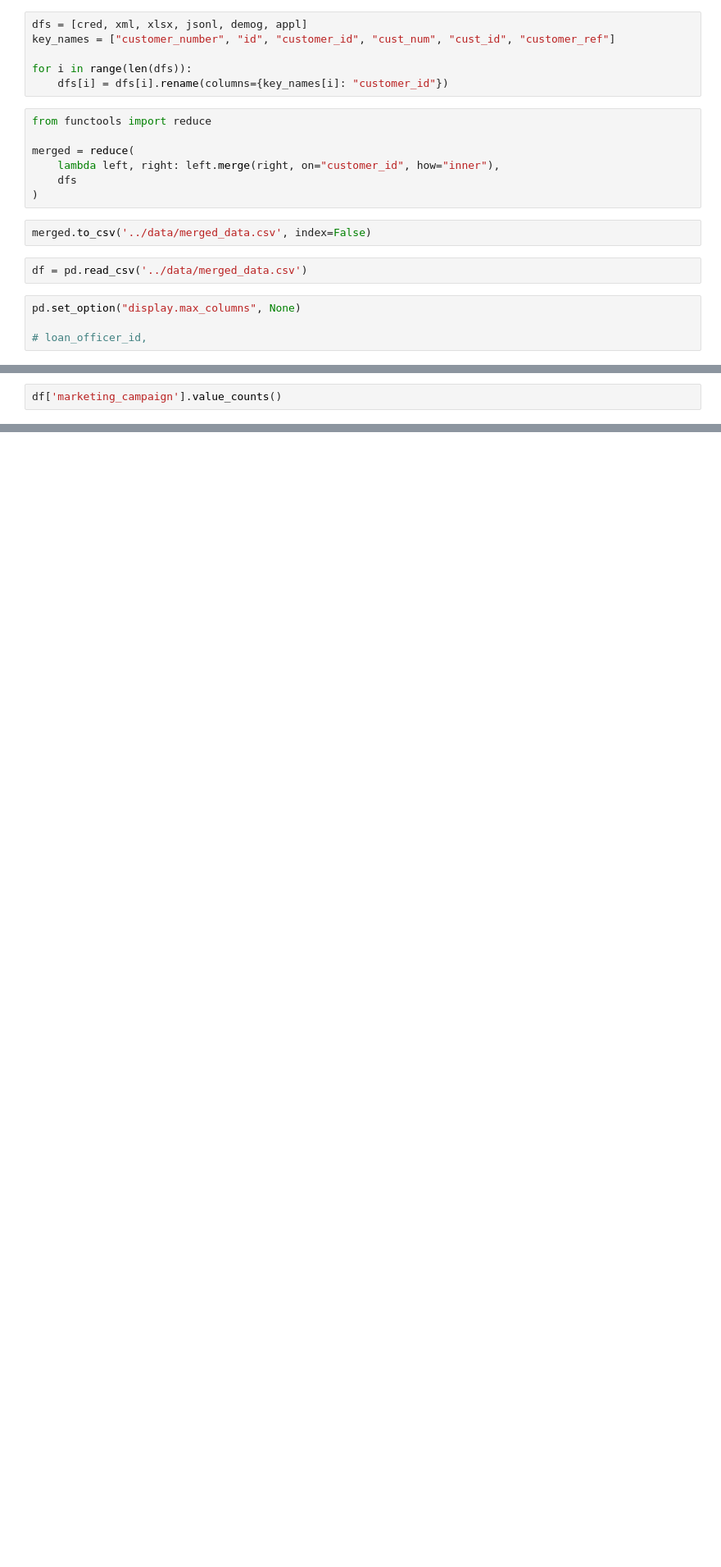
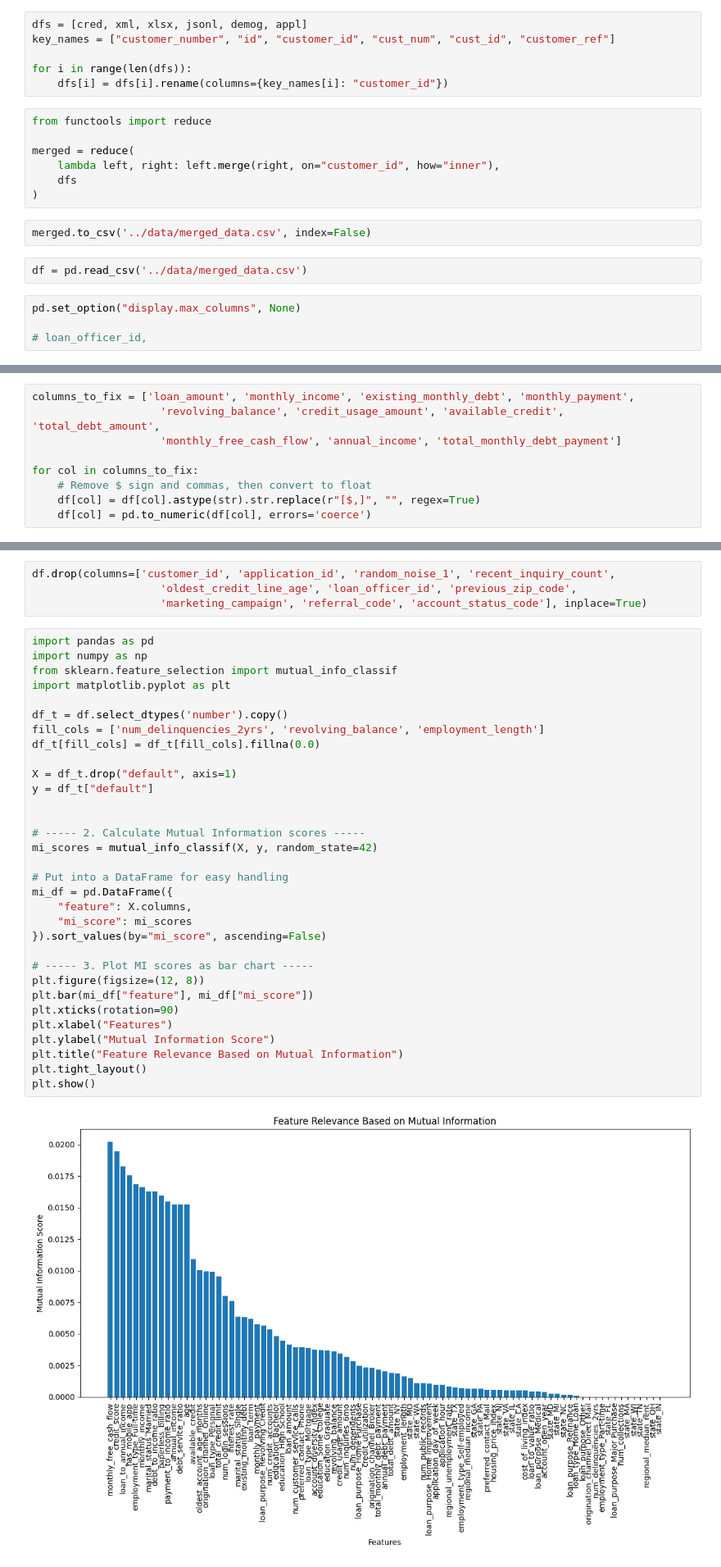
Before and after one commit to khazratoff/cbu-coding-challenge, a Jupyter notebook: notebooks/EDA.ipynb, the cells around one changed output, grey strips where cells are left out. Shown at 82% size. Drawn from its saved outputs; the diff is of its cells as text; blank space fills up the shorter version.

Commit message:
MI Score

```diff
--- a/notebooks/EDA.ipynb
+++ b/notebooks/EDA.ipynb
@@ -55,2 +48,9 @@ df
 # %%
-df['marketing_campaign'].value_counts()
+columns_to_fix = ['loan_amount', 'monthly_income', 'existing_monthly_debt', 'monthly_payment',
+                    'revolving_balance', 'credit_usage_amount', 'available_credit', 'total_debt_amount',
+                    'monthly_free_cash_flow', 'annual_income', 'total_monthly_debt_payment']
+
+for col in columns_to_fix:
+    # Remove $ sign and commas, then convert to float
+    df[col] = df[col].astype(str).str.replace(r"[$,]", "", regex=True)
+    df[col] = pd.to_numeric(df[col], errors='coerce')
@@ -74,0 +57,38 @@ Name: count, dtype: int64
+# %%
+df.drop(columns=['customer_id', 'application_id', 'random_noise_1', 'recent_inquiry_count',
+                    'oldest_credit_line_age', 'loan_officer_id', 'previous_zip_code',
+                    'marketing_campaign', 'referral_code', 'account_status_code'], inplace=True)
+# %%
+import pandas as pd
+import numpy as np
+from sklearn.feature_selection import mutual_info_classif
+import matplotlib.pyplot as plt
+
+df_t = df.select_dtypes('number').copy()
+fill_cols = ['num_delinquencies_2yrs', 'revolving_balance', 'employment_length']
+df_t[fill_cols] = df_t[fill_cols].fillna(0.0)
+
+X = df_t.drop("default", axis=1)
+y = df_t["default"]
+
+
+# ----- 2. Calculate Mutual Information scores -----
+mi_scores = mutual_info_classif(X, y, random_state=42)
+
+# Put into a DataFrame for easy handling
+mi_df = pd.DataFrame({
+    "feature": X.columns,
+    "mi_score": mi_scores
+}).sort_values(by="mi_score", ascending=False)
+
+# ----- 3. Plot MI scores as bar chart -----
+plt.figure(figsize=(12, 8))
+plt.bar(mi_df["feature"], mi_df["mi_score"])
+plt.xticks(rotation=90)
+plt.xlabel("Features")
+plt.ylabel("Mutual Information Score")
+plt.title("Feature Relevance Based on Mutual Information")
+plt.tight_layout()
+plt.show()
+# %% [output]
+[figure, added]
```
Also changed, not shown: parts of 6 cells of this notebook.
